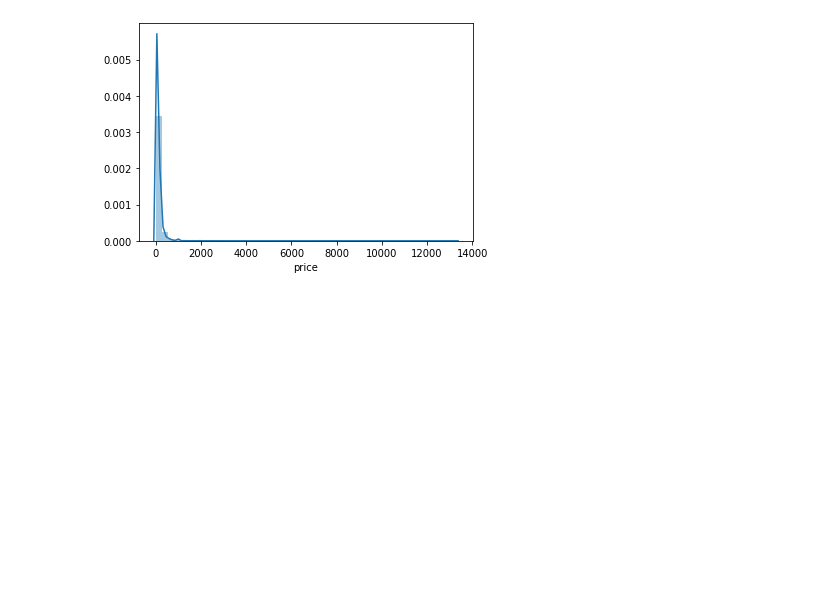
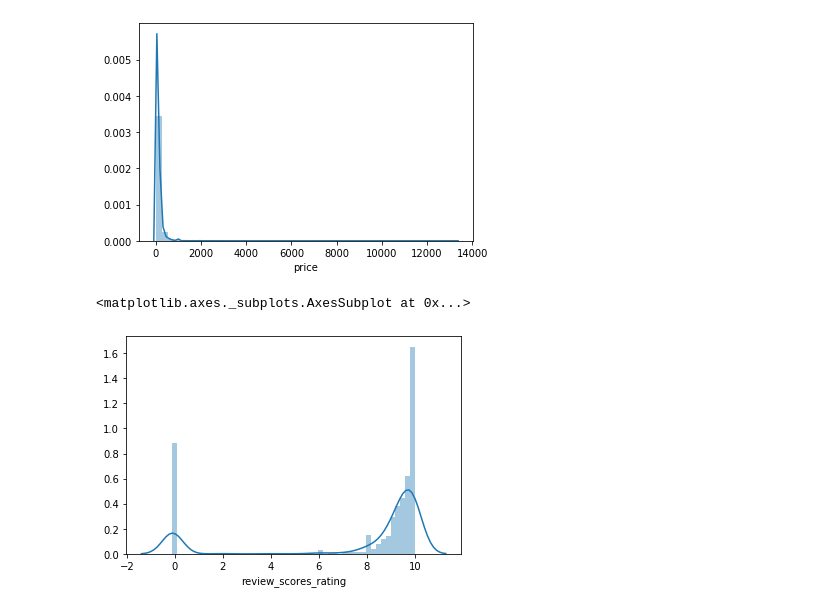
Before and after one commit to gomrinal/Airbnb-Big-Data-Project, a Jupyter notebook: Merged Lisitngs Cleaner.ipynb, the cells around one changed output. Cells and saved outputs as stored; diff of their text form; code cells hidden in the pictures; blank space fills up the shorter version.

```diff
--- a/Merged Lisitngs Cleaner.ipynb
+++ b/Merged Lisitngs Cleaner.ipynb
@@ -377,3 +377,8 @@ sns.distplot(df.price)
 # %% [output]
 <matplotlib.axes._subplots.AxesSubplot at 0x...>
 [figure]
+# %%
+sns.distplot(df.review_scores_rating)
+# %% [output]
+<matplotlib.axes._subplots.AxesSubplot at 0x...>
+[figure, added]
```
Also changed, not shown: parts of 37 cells of this notebook.
